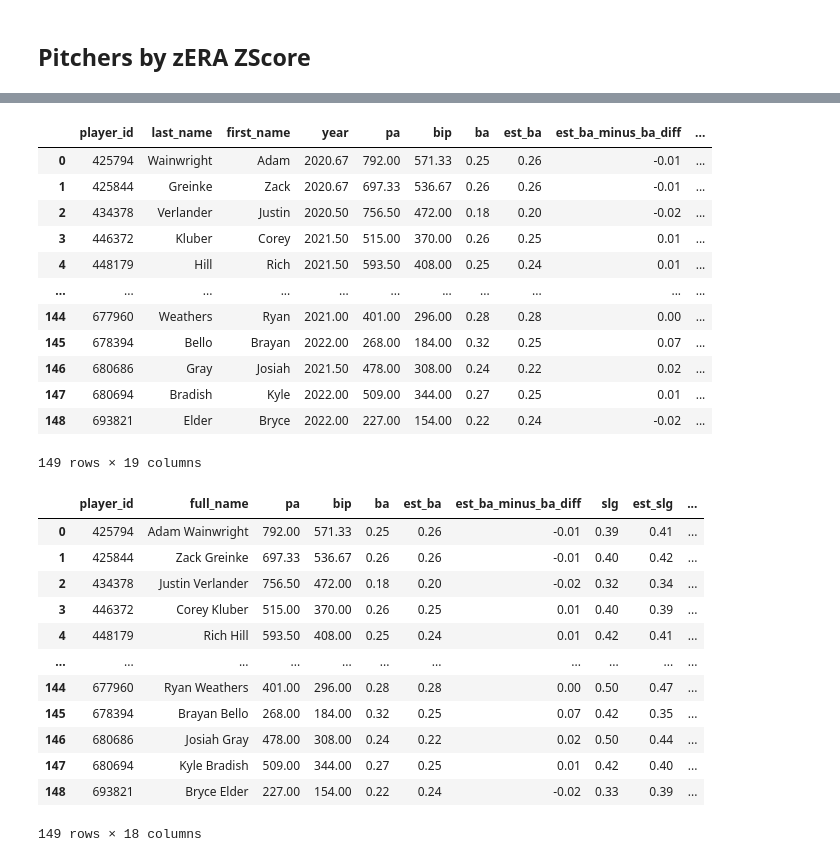
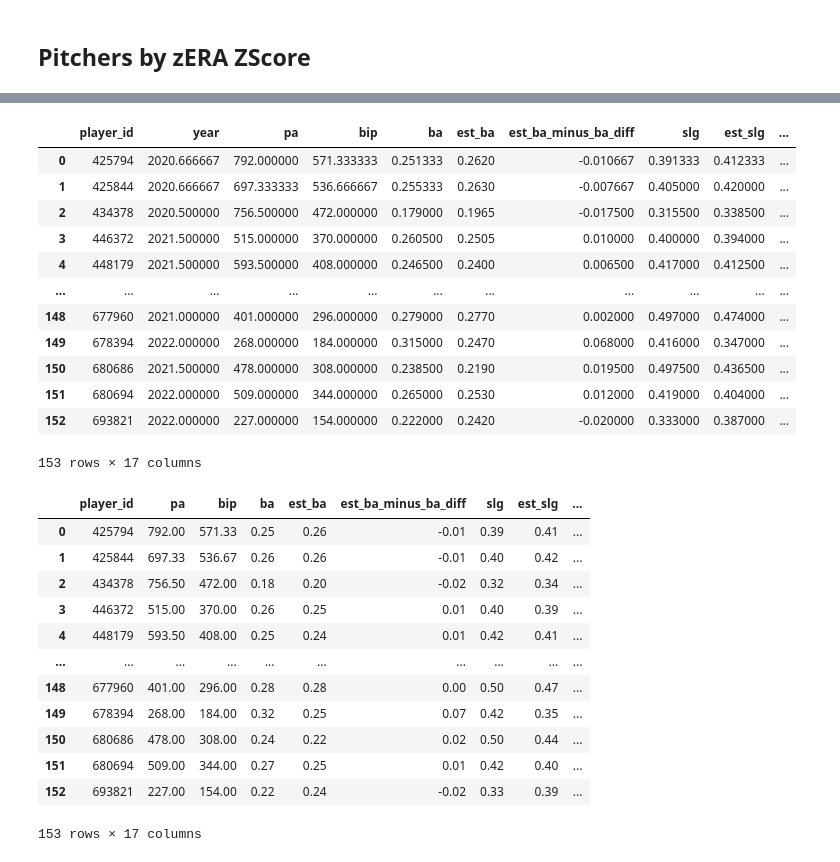
Before and after one commit to PsCushman/baseball-rule-changes, a Jupyter notebook: simplifed_player_import.ipynb, the cells around one changed output, grey strips where cells are left out. Cells and saved outputs as stored; diff of their text form; code cells hidden in the pictures.

```diff
--- a/simplifed_player_import.ipynb
+++ b/simplifed_player_import.ipynb
@@ -94,7 +85,7 @@ players_off_output.to_csv('Resources/off_output_for_leaning.csv', index=False)
 from pybaseball import statcast_pitcher_expected_stats
 
 # Get data for all pitchers with a minimum of 150 plate appearances against in  2019, 2021, 2022, 2023
-pitcher_data_2019 = statcast_pitcher_expected_stats(2019, 150)
+pitcher_data_2019 = statcast_pitcher_expected_stats(2019, 100)
 pitcher_data_2021 = statcast_pitcher_expected_stats(2021, 150)
 pitcher_data_2022 = statcast_pitcher_expected_stats(2022, 150)
 pitcher_data_2023 = statcast_pitcher_expected_stats(2023, 150)
@@ -109,4 +100,5 @@ pitcher_combined_data = pd.concat([pitcher_data_2019, pitcher_data_2021, pitcher
 # pitcher_combined_data.drop(columns=['last_name', 'first_name'], inplace=True)
 
 # Display the modified DataFrame
-pitcher_combined_data
+pitcher_combined_data_ = pitcher_combined_data.drop(['last_name', 'first_name'], axis=1)
+pitcher_combined_data.to_csv('Resources/pitcher_combined_data.csv', index=False)
@@ -138,4 +116,6 @@ filtered_data = pitcher_combined_data[pitcher_combined_data['year'].isin(relevan
 
 pitching_data_2023 = pitcher_combined_data[pitcher_combined_data['year'] == 2023]
 # Merge the average wOBA with the 2023 wOBA for each player
-grouped_data = filtered_data.groupby(['player_id', 'last_name', 'first_name']).mean().reset_index().rename(columns={'xera': 'avg_zERA'})
+grouped_data = filtered_data.groupby(['player_id']).mean().reset_index().rename(columns={'xera': 'avg_zERA'})
+
+grouped_data
@@ -141,0 +136,3 @@ grouped_data = filtered_data.groupby(['player_id', 'last_name', 'first_name']).m
+# %%
+zera_2023 = pitcher_data_2023[['player_id', 'xera']].rename(columns={'xera': 'zERA_2023'})
+zera_2023
@@ -142,33 +153,28 @@ grouped_data = filtered_data.groupby(['player_id', 'last_name', 'first_name']).m
 # %%
-
-
-# Select relevant columns for zERA_2023 DataFrame
-zera_2023 = pitcher_data_2023[['player_id', 'last_name', 'first_name', 'xera']].rename(columns={'xera': 'zERA_2023'})
-
 # Merge player names with the result DataFrame
 # Merge player names and calculated results
 pitcher_output = pd.merge(
     grouped_data,
     zera_2023,
-    on=['player_id', 'last_name', 'first_name']
+    on=['player_id']
 )
 
 # Display the result
 pitcher_output
 # %% [output]
-|  | player_id | last_name | first_name | year | pa | bip | ba | est_ba | est_ba_minus_ba_diff | ... |
-| 0 | 425794 | Wainwright | Adam | 2020.67 | 792.00 | 571.33 | 0.25 | 0.26 | -0.01 | ... |
-| 1 | 425844 | Greinke | Zack | 2020.67 | 697.33 | 536.67 | 0.26 | 0.26 | -0.01 | ... |
-| 2 | 434378 | Verlander | Justin | 2020.50 | 756.50 | 472.00 | 0.18 | 0.20 | -0.02 | ... |
-| 3 | 446372 | Kluber | Corey | 2021.50 | 515.00 | 370.00 | 0.26 | 0.25 | 0.01 | ... |
-| 4 | 448179 | Hill | Rich | 2021.50 | 593.50 | 408.00 | 0.25 | 0.24 | 0.01 | ... |
+|  | player_id | year | pa | bip | ba | est_ba | est_ba_minus_ba_diff | slg | est_slg | ... |
+| 0 | 425794 | 2020.666667 | 792.000000 | 571.333333 | 0.251333 | 0.2620 | -0.010667 | 0.391333 | 0.412333 | ... |
+| 1 | 425844 | 2020.666667 | 697.333333 | 536.666667 | 0.255333 | 0.2630 | -0.007667 | 0.405000 | 0.420000 | ... |
+| 2 | 434378 | 2020.500000 | 756.500000 | 472.000000 | 0.179000 | 0.1965 | -0.017500 | 0.315500 | 0.338500 | ... |
+| 3 | 446372 | 2021.500000 | 515.000000 | 370.000000 | 0.260500 | 0.2505 | 0.010000 | 0.400000 | 0.394000 | ... |
+| 4 | 448179 | 2021.500000 | 593.500000 | 408.000000 | 0.246500 | 0.2400 | 0.006500 | 0.417000 | 0.412500 | ... |
 | ... | ... | ... | ... | ... | ... | ... | ... | ... | ... | ... |
-| 144 | 677960 | Weathers | Ryan | 2021.00 | 401.00 | 296.00 | 0.28 | 0.28 | 0.00 | ... |
-| 145 | 678394 | Bello | Brayan | 2022.00 | 268.00 | 184.00 | 0.32 | 0.25 | 0.07 | ... |
-| 146 | 680686 | Gray | Josiah | 2021.50 | 478.00 | 308.00 | 0.24 | 0.22 | 0.02 | ... |
-| 147 | 680694 | Bradish | Kyle | 2022.00 | 509.00 | 344.00 | 0.27 | 0.25 | 0.01 | ... |
-| 148 | 693821 | Elder | Bryce | 2022.00 | 227.00 | 154.00 | 0.22 | 0.24 | -0.02 | ... |
+| 148 | 677960 | 2021.000000 | 401.000000 | 296.000000 | 0.279000 | 0.2770 | 0.002000 | 0.497000 | 0.474000 | ... |
+| 149 | 678394 | 2022.000000 | 268.000000 | 184.000000 | 0.315000 | 0.2470 | 0.068000 | 0.416000 | 0.347000 | ... |
+| 150 | 680686 | 2021.500000 | 478.000000 | 308.000000 | 0.238500 | 0.2190 | 0.019500 | 0.497500 | 0.436500 | ... |
+| 151 | 680694 | 2022.000000 | 509.000000 | 344.000000 | 0.265000 | 0.2530 | 0.012000 | 0.419000 | 0.404000 | ... |
+| 152 | 693821 | 2022.000000 | 227.000000 | 154.000000 | 0.222000 | 0.2420 | -0.020000 | 0.333000 | 0.387000 | ... |
-149 rows × 19 columns
+153 rows × 17 columns
 # %%
 pitcher_output = pitcher_output.drop(columns='year')
 pd.set_option('display.float_format', '{:.2f}'.format)
@@ -181,36 +187,33 @@ z_score_zera_2023 = zscore(zera_2023)
 # %%
 pitcher_output['zscore_difference'] = z_score_zera_2023 - z_scores_avg_zera
 # Display the result
 
-pitcher_output['full_name'] = pitcher_output['first_name'].str.cat(pitcher_output['last_name'], sep=' ')
-pitcher_output = pitcher_output.drop(columns=['first_name', 'last_name'])
-
 column_order = [
-    'player_id', 'full_name', 'pa', 'bip', 'ba', 'est_ba', 'est_ba_minus_ba_diff',
+    'player_id', 'pa', 'bip', 'ba', 'est_ba', 'est_ba_minus_ba_diff',
     'slg', 'est_slg', 'est_slg_minus_slg_diff', 'woba', 'est_woba',
     'est_woba_minus_woba_diff', 'era', 'era_minus_xera_diff', 'avg_zERA',
     'zERA_2023', 'zscore_difference'
 ]
 
 # Reorder the columns
 pitcher_output = pitcher_output[column_order]
 
 # Display the result
 pitcher_output
 # %% [output]
-|  | player_id | full_name | pa | bip | ba | est_ba | est_ba_minus_ba_diff | slg | est_slg | ... |
-| 0 | 425794 | Adam Wainwright | 792.00 | 571.33 | 0.25 | 0.26 | -0.01 | 0.39 | 0.41 | ... |
-| 1 | 425844 | Zack Greinke | 697.33 | 536.67 | 0.26 | 0.26 | -0.01 | 0.40 | 0.42 | ... |
-| 2 | 434378 | Justin Verlander | 756.50 | 472.00 | 0.18 | 0.20 | -0.02 | 0.32 | 0.34 | ... |
-| 3 | 446372 | Corey Kluber | 515.00 | 370.00 | 0.26 | 0.25 | 0.01 | 0.40 | 0.39 | ... |
-| 4 | 448179 | Rich Hill | 593.50 | 408.00 | 0.25 | 0.24 | 0.01 | 0.42 | 0.41 | ... |
-| ... | ... | ... | ... | ... | ... | ... | ... | ... | ... | ... |
-| 144 | 677960 | Ryan Weathers | 401.00 | 296.00 | 0.28 | 0.28 | 0.00 | 0.50 | 0.47 | ... |
-| 145 | 678394 | Brayan Bello | 268.00 | 184.00 | 0.32 | 0.25 | 0.07 | 0.42 | 0.35 | ... |
-| 146 | 680686 | Josiah Gray | 478.00 | 308.00 | 0.24 | 0.22 | 0.02 | 0.50 | 0.44 | ... |
-| 147 | 680694 | Kyle Bradish | 509.00 | 344.00 | 0.27 | 0.25 | 0.01 | 0.42 | 0.40 | ... |
-| 148 | 693821 | Bryce Elder | 227.00 | 154.00 | 0.22 | 0.24 | -0.02 | 0.33 | 0.39 | ... |
+|  | player_id | pa | bip | ba | est_ba | est_ba_minus_ba_diff | slg | est_slg | ... |
+| 0 | 425794 | 792.00 | 571.33 | 0.25 | 0.26 | -0.01 | 0.39 | 0.41 | ... |
+| 1 | 425844 | 697.33 | 536.67 | 0.26 | 0.26 | -0.01 | 0.40 | 0.42 | ... |
+| 2 | 434378 | 756.50 | 472.00 | 0.18 | 0.20 | -0.02 | 0.32 | 0.34 | ... |
+| 3 | 446372 | 515.00 | 370.00 | 0.26 | 0.25 | 0.01 | 0.40 | 0.39 | ... |
+| 4 | 448179 | 593.50 | 408.00 | 0.25 | 0.24 | 0.01 | 0.42 | 0.41 | ... |
+| ... | ... | ... | ... | ... | ... | ... | ... | ... | ... |
+| 148 | 677960 | 401.00 | 296.00 | 0.28 | 0.28 | 0.00 | 0.50 | 0.47 | ... |
+| 149 | 678394 | 268.00 | 184.00 | 0.32 | 0.25 | 0.07 | 0.42 | 0.35 | ... |
+| 150 | 680686 | 478.00 | 308.00 | 0.24 | 0.22 | 0.02 | 0.50 | 0.44 | ... |
+| 151 | 680694 | 509.00 | 344.00 | 0.27 | 0.25 | 0.01 | 0.42 | 0.40 | ... |
+| 152 | 693821 | 227.00 | 154.00 | 0.22 | 0.24 | -0.02 | 0.33 | 0.39 | ... |
-149 rows × 18 columns
+153 rows × 17 columns
 # %%
  #Write the DataFrame to a CSV file
 pitcher_output.to_csv('Resources/pitcher_output_for_leaning.csv', index=False)
```
Also changed, not shown: parts of 9 cells of this notebook, 12 other files.
